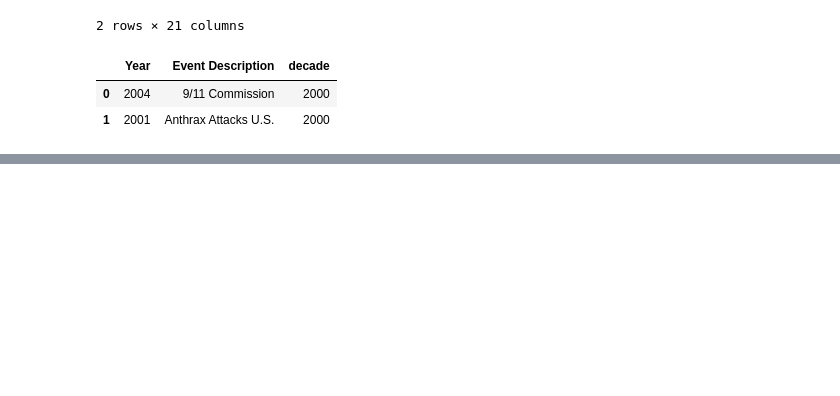
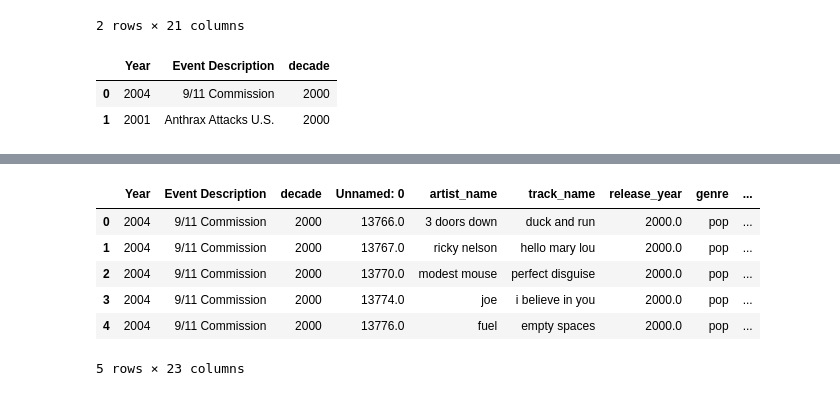
Before and after one commit to nbanks062523/BootCampCodeReview5, a Jupyter notebook: main.ipynb, the cells around one changed output, grey strips where cells are left out. Drawn from its saved outputs; the diff is of its cells as text; code cells hidden in the pictures; blank space fills up the shorter version.

```diff
--- a/main.ipynb
+++ b/main.ipynb
@@ -173,3 +226,19 @@ events.head(2)
+# %%
+#Topics & Events
+
+#combine Events & Topics dataframes using an outer join to create the events_topics dataframe
+events_topics = pd.merge(events,updated_musicEmotions,on='decade',how='outer')
+#print(events_topics)
+
+events_topics.head()
+# %% [output]
+|  | Year | Event Description | decade | Unnamed: 0 | artist_name | track_name | release_year | genre | ... |
+| 0 | 2004 | 9/11 Commission | 2000 | 13766.0 | 3 doors down | duck and run | 2000.0 | pop | ... |
+| 1 | 2004 | 9/11 Commission | 2000 | 13767.0 | ricky nelson | hello mary lou | 2000.0 | pop | ... |
+| 2 | 2004 | 9/11 Commission | 2000 | 13770.0 | modest mouse | perfect disguise | 2000.0 | pop | ... |
+| 3 | 2004 | 9/11 Commission | 2000 | 13774.0 | joe | i believe in you | 2000.0 | pop | ... |
+| 4 | 2004 | 9/11 Commission | 2000 | 13776.0 | fuel | empty spaces | 2000.0 | pop | ... |
+5 rows × 23 columns
 # %%
 ################## Create Visuals ################
 
```
Also changed, not shown: parts of 5 cells of this notebook.
